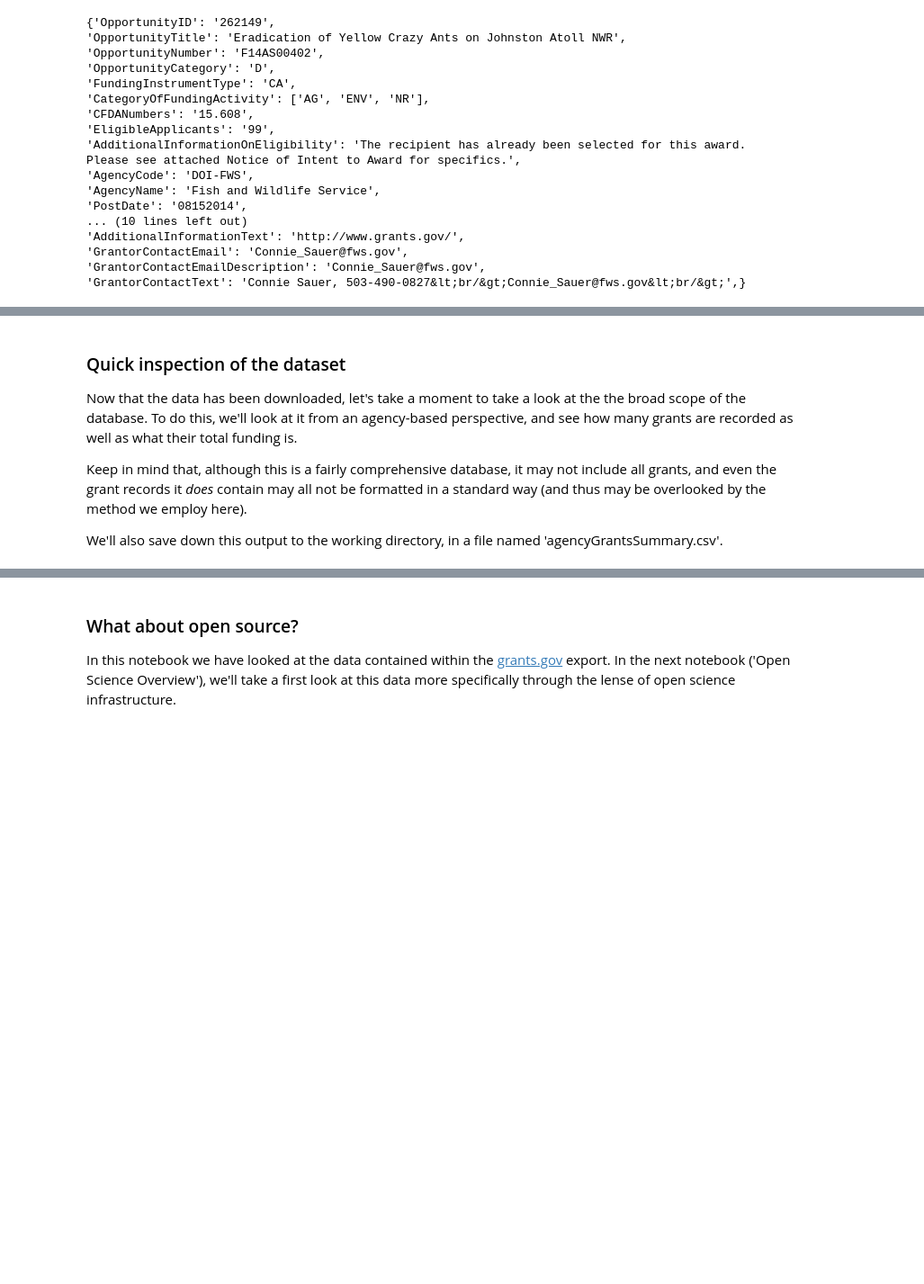
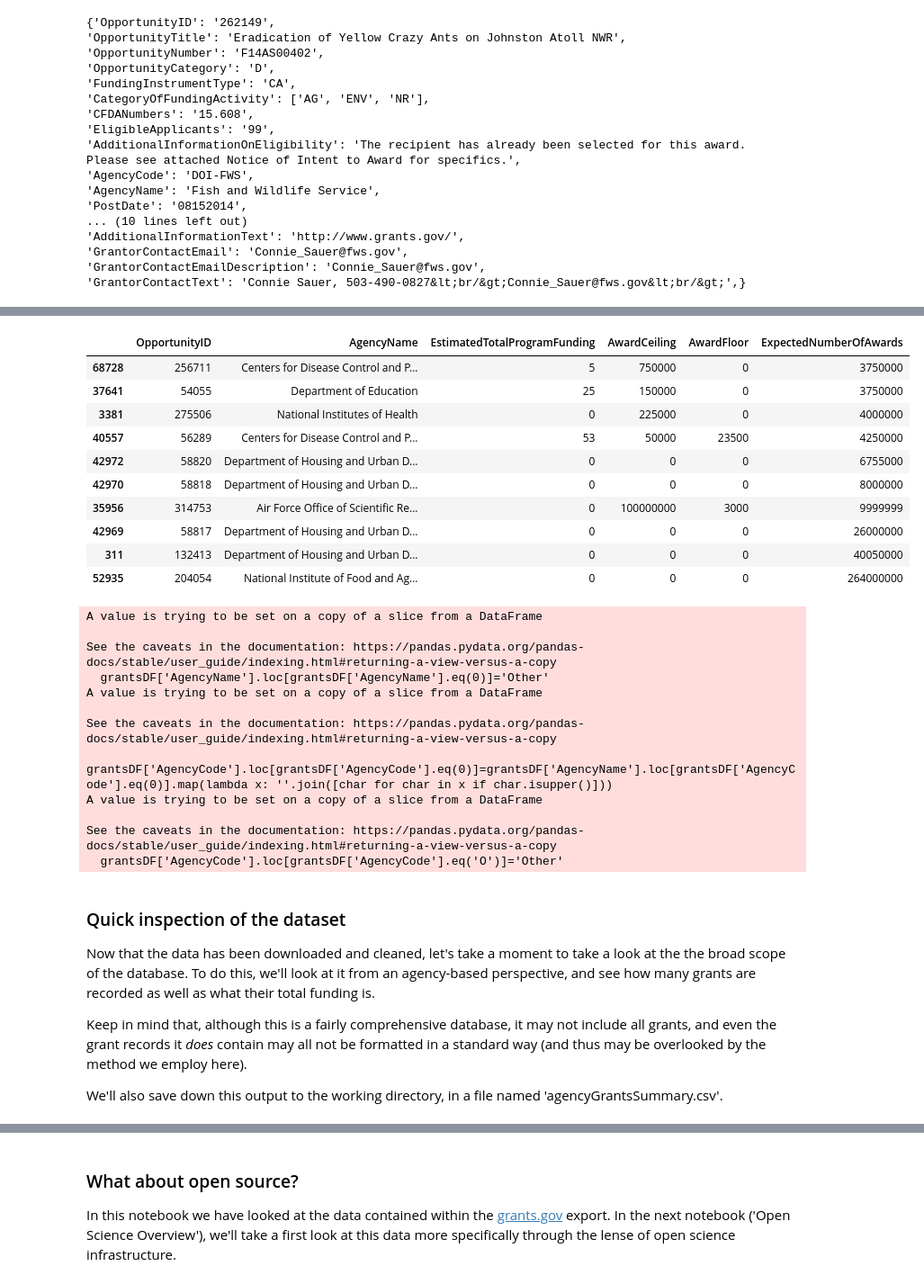
Before and after one commit to DanNBullock/USG_grants_crawl, a Jupyter notebook: GrantsDotGov_XML_ingest.ipynb, the cells around one changed output, grey strips where cells are left out. Shown: that part at 90% size. Drawn from its saved outputs; the diff is of its cells as text; code cells hidden in the pictures; blank space fills up the shorter version.

```diff
--- a/GrantsDotGov_XML_ingest.ipynb
+++ b/GrantsDotGov_XML_ingest.ipynb
@@ -80,7 +121,63 @@ print("{" + "\n".join("{!r}: {!r},".format(k, v) for k, v in  govGrantData_dicti
+# %%
+# let's do some initial dataset overview
+import numpy as np
+import matplotlib.pyplot as plt
+import pandas as pd
+from itertools import compress
+from IPython.display import display, HTML
+
+grantsDF[['AwardCeiling','AwardFloor','EstimatedTotalProgramFunding','ExpectedNumberOfAwards']]=grantsDF[['AwardCeiling','AwardFloor','EstimatedTotalProgramFunding','ExpectedNumberOfAwards']].astype(np.int64)
+
+display((grantsDF[['OpportunityID','AgencyName','EstimatedTotalProgramFunding','AwardCeiling','AwardFloor','ExpectedNumberOfAwards']].sort_values(by='ExpectedNumberOfAwards')).iloc[-10:])
+
+
+# ideally, the names would all be formatted the same and reliable, allowing us to just index into a pandas column.
+# however, they're not, so we have to use this approach, and attempt to replace unreliable ones.
+
+# find the list elements where the agency full name was not available (i.e. worst case), and thus set to NAN (which was then replaced with 0)
+grantsDF['AgencyName'].loc[grantsDF['AgencyName'].eq(0)]='Other'
+# this will serve as a backstop in the event no information was provided
+
+# in the event no agency code is provided (and thus set to 0) use the capital letters of the agency name
+grantsDF['AgencyCode'].loc[grantsDF['AgencyCode'].eq(0)]=grantsDF['AgencyName'].loc[grantsDF['AgencyCode'].eq(0)].map(lambda x: ''.join([char for char in x if char.isupper()]))
+
+# however, we don't want to have surreptitiously created the 'O' agency, so set 'O' to other, instead of the abbreviation
+grantsDF['AgencyCode'].loc[grantsDF['AgencyCode'].eq('O')]='Other'
+
+# also remove everything after the first hyphen.  We dont need to go that far down for this in the hirearchy
+grantsDF['AgencyCode']=grantsDF['AgencyCode'].map(lambda x: x.split('-',1)[0])
+
+# let's save down this fixed dataframe to speed up later analyses,
+# NOTE can't use comma as separator due to Description content.  Use Bar instead?
+grantsDF.to_csv('allGrantsData.csv', sep='|')
+# %% [output]
+|  | OpportunityID | AgencyName | EstimatedTotalProgramFunding | AwardCeiling | AwardFloor | ExpectedNumberOfAwards |
+| 68728 | 256711 | Centers for Disease Control and P... | 5 | 750000 | 0 | 3750000 |
+| 37641 | 54055 | Department of Education | 25 | 150000 | 0 | 3750000 |
+| 3381 | 275506 | National Institutes of Health | 0 | 225000 | 0 | 4000000 |
+| 40557 | 56289 | Centers for Disease Control and P... | 53 | 50000 | 23500 | 4250000 |
+| 42972 | 58820 | Department of Housing and Urban D... | 0 | 0 | 0 | 6755000 |
+| 42970 | 58818 | Department of Housing and Urban D... | 0 | 0 | 0 | 8000000 |
+| 35956 | 314753 | Air Force Office of Scientific Re... | 0 | 100000000 | 3000 | 9999999 |
+| 42969 | 58817 | Department of Housing and Urban D... | 0 | 0 | 0 | 26000000 |
+| 311 | 132413 | Department of Housing and Urban D... | 0 | 0 | 0 | 40050000 |
+| 52935 | 204054 | National Institute of Food and Ag... | 0 | 0 | 0 | 264000000 |
+A value is trying to be set on a copy of a slice from a DataFrame
+
+See the caveats in the documentation: https://pandas.pydata.org/pandas-docs/stable/user_guide/indexing.html#returning-a-view-versus-a-copy
+  grantsDF['AgencyName'].loc[grantsDF['AgencyName'].eq(0)]='Other'
+A value is trying to be set on a copy of a slice from a DataFrame
+
+See the caveats in the documentation: https://pandas.pydata.org/pandas-docs/stable/user_guide/indexing.html#returning-a-view-versus-a-copy
+  grantsDF['AgencyCode'].loc[grantsDF['AgencyCode'].eq(0)]=grantsDF['AgencyName'].loc[grantsDF['AgencyCode'].eq(0)].map(lambda x: ''.join([char for char in x if char.isupper()]))
+A value is trying to be set on a copy of a slice from a DataFrame
+
+See the caveats in the documentation: https://pandas.pydata.org/pandas-docs/stable/user_guide/indexing.html#returning-a-view-versus-a-copy
+  grantsDF['AgencyCode'].loc[grantsDF['AgencyCode'].eq('O')]='Other'
 # %% [markdown]
 ### Quick inspection of the dataset
 
-Now that the data has been downloaded, let's take a moment to take a look at the the broad scope of the database.  To do this, we'll look at it from an agency-based perspective, and see how many grants are recorded as well as what their total funding is.
+Now that the data has been downloaded and cleaned, let's take a moment to take a look at the the broad scope of the database.  To do this, we'll look at it from an agency-based perspective, and see how many grants are recorded as well as what their total funding is.
 
 Keep in mind that, although this is a fairly comprehensive database, it may not include all grants, and even the grant records it _does_ contain may all not be formatted in a standard way (and thus may be overlooked by the method we employ here).
 
```
Also changed, not shown: parts of 6 cells of this notebook.
